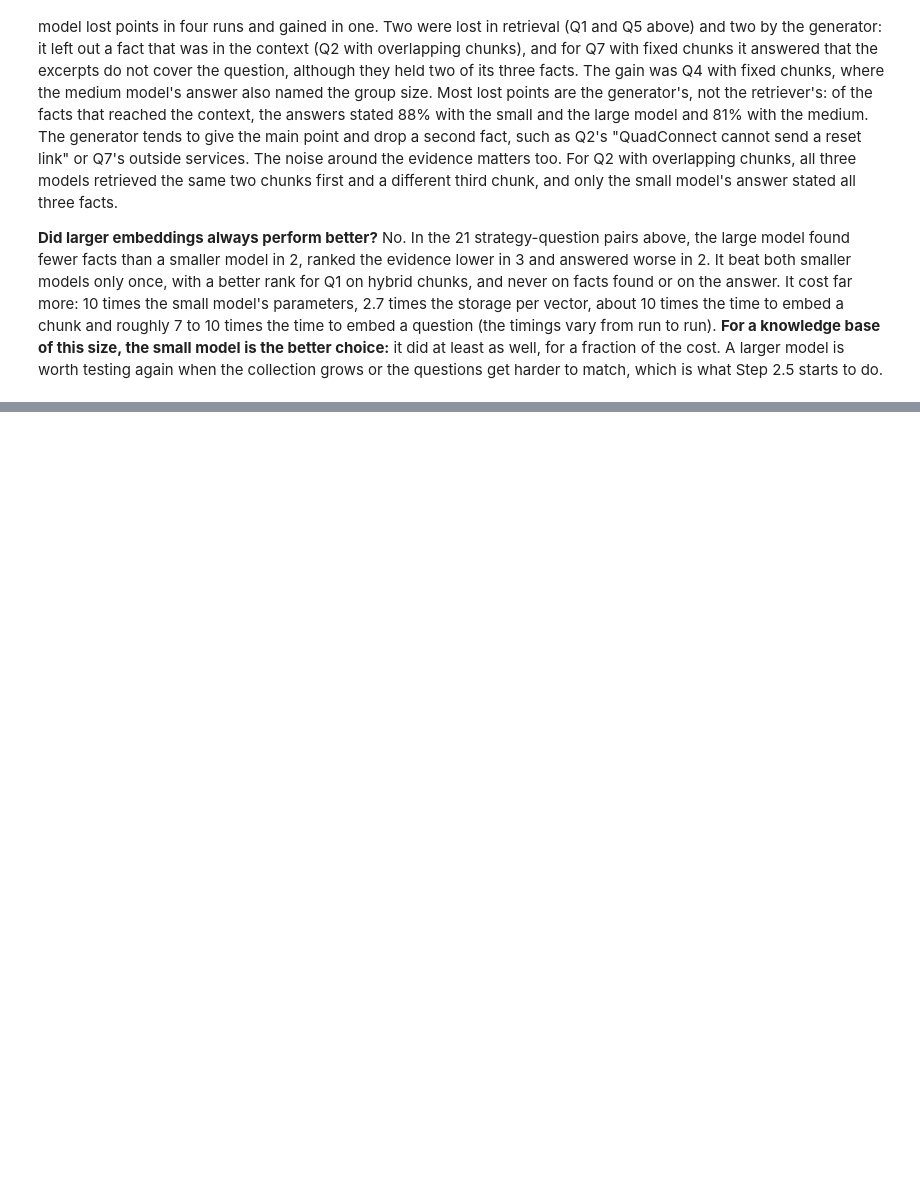
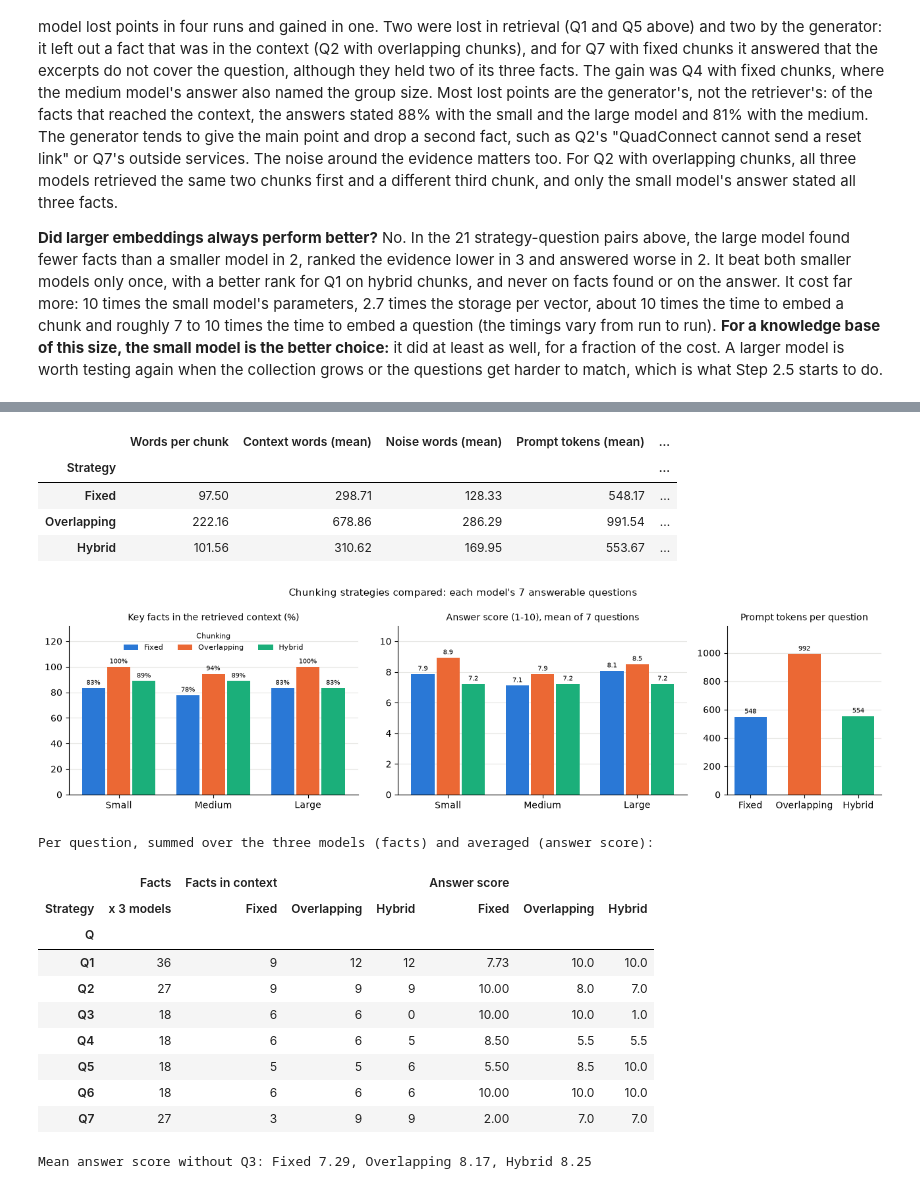
Before and after one commit to manojkmohan5/13_QuadConnect, a Jupyter notebook: rag/rag_system.ipynb, the cells around one changed output, grey strips where cells are left out. Saved outputs shown, nothing was run; the diff lists cells and outputs as text; code cells hidden in the pictures; blank space fills up the shorter version.

```diff
--- a/rag/rag_system.ipynb
+++ b/rag/rag_system.ipynb
@@ -1234,0 +1240,59 @@ collection grows or the questions get harder to match, which is what Step 2.5 st
+# %%
+for i in range(1, TOP_K + 1):  # words of each retrieved chunk, to measure how much of the context is noise
+    EVALUATION[f"Chunk {i} words"] = EVALUATION[f"Chunk {i} text"].str.split().str.len()
+EVALUATION["Context words"] = sum(EVALUATION[f"Chunk {i} words"] for i in range(1, TOP_K + 1))
+EVALUATION["Noise words"] = sum(EVALUATION[f"Chunk {i} words"] * ~EVALUATION[f"Chunk {i} relevant"]
+                                for i in range(1, TOP_K + 1))
+answerable = EVALUATION[EVALUATION["Facts"] > 0]
+reading = answerable.groupby("Strategy", sort=False).agg(**{
+    "Words per chunk": ("Strategy", lambda s: CHUNKS[s.iloc[0]]["Words"].mean()),
+    "Context words (mean)": ("Context words", "mean"), "Noise words (mean)": ("Noise words", "mean")})
+tokens = EVALUATION.groupby("Strategy", sort=False).agg(**{
+    "Prompt tokens (mean)": ("Prompt tokens", "mean"), "Generate (s, median)": ("Generate (s)", "median")})
+declines = EVALUATION[EVALUATION["Facts"] == 0].groupby("Strategy", sort=False)["Answer score"].apply(
+    lambda s: f"{(s == 10).sum()}/{len(s)}").rename("Q8 declined")
+BY_STRATEGY = reading.join(tokens).join(compare(answerable, "Strategy")).join(declines)
+with pd.option_context("display.max_columns", None):
+    display(BY_STRATEGY.round(2))
+
+grid = answerable.groupby(["Size", "Strategy"], sort=False)
+fig, axes = plt.subplots(1, 3, figsize=(13, 3.6), gridspec_kw={"width_ratios": [3, 3, 1.6]})
+grouped_bars(axes[0], 100 * grid["Facts in context"].sum() / grid["Facts"].sum(), list(EMBEDDERS), list(CHUNKS),
+             STRATEGY_COLOURS, "{:.0f}%", "Key facts in the retrieved context (%)")
+grouped_bars(axes[1], grid["Answer score"].mean(), list(EMBEDDERS), list(CHUNKS), STRATEGY_COLOURS, "{:.1f}",
+             "Answer score (1-10), mean of 7 questions")
+simple_bars(axes[2], BY_STRATEGY["Prompt tokens (mean)"], STRATEGY_COLOURS, "{:.0f}", "Prompt tokens per question")
+axes[0].set_ylim(0, 132)
+axes[1].set_ylim(0, 11)
+axes[2].set_ylim(0, BY_STRATEGY["Prompt tokens (mean)"].max() * 1.2)
+axes[0].legend(title="Chunking", fontsize=8, title_fontsize=8, loc="upper center", ncol=3, frameon=False)
+fig.suptitle("Chunking strategies compared: each model's 7 answerable questions", fontsize=11)
+plt.tight_layout()
+plt.show()
+
+per_question = answerable.pivot_table(index="Q", columns="Strategy", values=["Facts in context", "Answer score"],
+                                      aggfunc={"Facts in context": "sum", "Answer score": "mean"}, sort=False)
+per_question.insert(0, ("Facts", "x 3 models"), answerable.groupby("Q", sort=False)["Facts"].sum())
+print("Per question, summed over the three models (facts) and averaged (answer score):")
+display(per_question.round(2))
+without_q3 = answerable[answerable["Q"] != "Q3"].groupby("Strategy", sort=False)["Answer score"].mean()
+print("Mean answer score without Q3: " + ", ".join(f"{s} {v:.2f}" for s, v in without_q3.items()))
+# %% [output]
+|  | Words per chunk | Context words (mean) | Noise words (mean) | Prompt tokens (mean) | ... |
+| Strategy |  |  |  |  | ... |
+| Fixed | 97.50 | 298.71 | 128.33 | 548.17 | ... |
+| Overlapping | 222.16 | 678.86 | 286.29 | 991.54 | ... |
+| Hybrid | 101.56 | 310.62 | 169.95 | 553.67 | ... |
+[figure, added]
+Per question, summed over the three models (facts) and averaged (answer score):
+|  | Facts | Facts in context |  |  | Answer score |  |  |
+| Strategy | x 3 models | Fixed | Overlapping | Hybrid | Fixed | Overlapping | Hybrid |
+| Q |  |  |  |  |  |  |  |
+| Q1 | 36 | 9 | 12 | 12 | 7.73 | 10.0 | 10.0 |
+| Q2 | 27 | 9 | 9 | 9 | 10.00 | 8.0 | 7.0 |
+| Q3 | 18 | 6 | 6 | 0 | 10.00 | 10.0 | 1.0 |
+| Q4 | 18 | 6 | 6 | 5 | 8.50 | 5.5 | 5.5 |
+| Q5 | 18 | 5 | 5 | 6 | 5.50 | 8.5 | 10.0 |
+| Q6 | 18 | 6 | 6 | 6 | 10.00 | 10.0 | 10.0 |
+| Q7 | 27 | 3 | 9 | 9 | 2.00 | 7.0 | 7.0 |
+Mean answer score without Q3: Fixed 7.29, Overlapping 8.17, Hybrid 8.25
```
Also changed, not shown: parts of 9 cells of this notebook, 4 other files.
